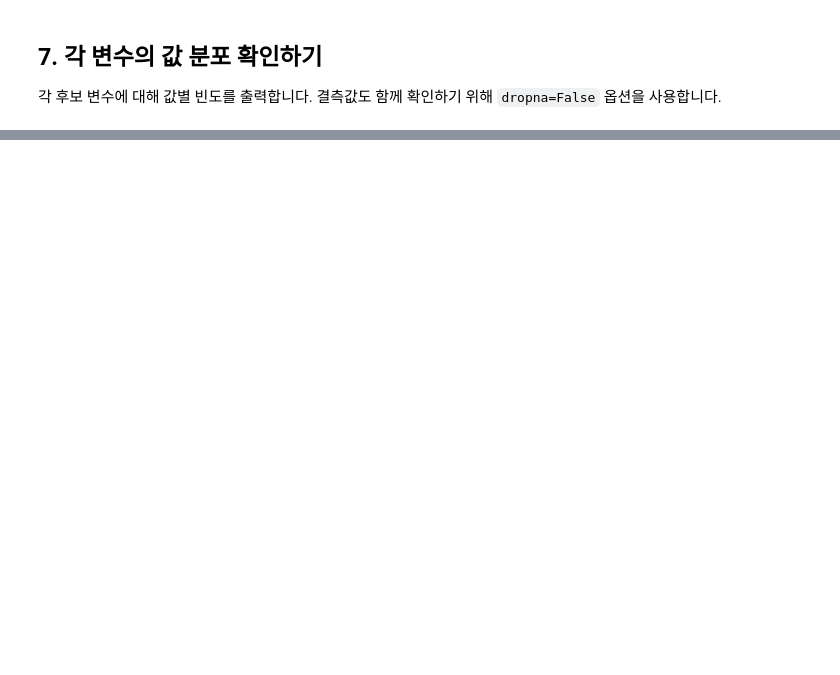
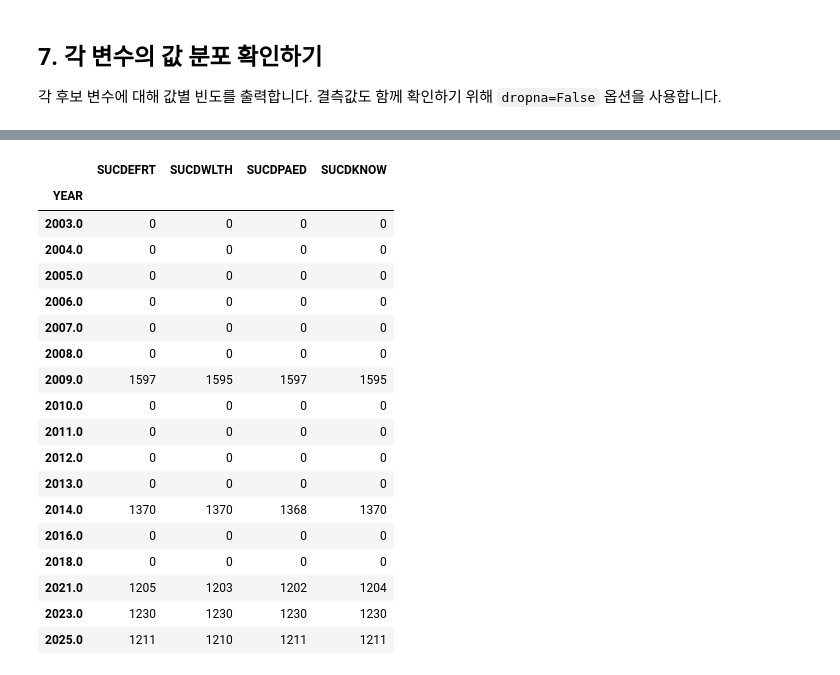
Before and after one commit to hjh6709/kossda-success-perception-2026, a Jupyter notebook: notebooks/01_kgss_variable_check.ipynb, the cells around one changed output, grey strips where cells are left out. Cells and saved outputs as stored; diff of their text form; code cells hidden in the pictures; blank space fills up the shorter version.

Commit message:
Add KGSS variable check notebook and summary tables

```diff
--- a/notebooks/01_kgss_variable_check.ipynb
+++ b/notebooks/01_kgss_variable_check.ipynb
@@ -140,0 +227,80 @@ else:
+# %%
+output_table_dir = Path("../outputs/tables")
+output_table_dir.mkdir(parents=True, exist_ok=True)
+
+variable_check.to_csv(
+    output_table_dir / "01_variable_check.csv",
+    index=False,
+)
+
+if "yearly_success_counts" in globals():
+    yearly_success_counts.to_csv(
+        output_table_dir / "01_yearly_success_counts_raw_count.csv",
+        index=True,
+    )
+else:
+    print("yearly_success_counts was not created, so it was not saved.")
+
+if "yearly_child_success_counts" in globals():
+    yearly_child_success_counts.to_csv(
+        output_table_dir / "01_yearly_child_success_counts_raw_count.csv",
+        index=True,
+    )
+else:
+    print("yearly_child_success_counts was not created, so it was not saved.")
+
+if "YEAR" not in df.columns:
+    print("YEAR variable does not exist, so valid response counts were not saved.")
+else:
+    available_success_variables = [
+        variable for variable in success_variables if variable in df.columns
+    ]
+
+    if not available_success_variables:
+        print("No success perception variables exist, so valid response counts were not saved.")
+    else:
+        yearly_success_counts_valid_1_5 = (
+            df[available_success_variables]
+            .isin([1, 2, 3, 4, 5])
+            .assign(YEAR=df["YEAR"])
+            .groupby("YEAR")[available_success_variables]
+            .sum()
+            .astype(int)
+            .sort_index()
+        )
+        yearly_success_counts_valid_1_5.to_csv(
+            output_table_dir / "01_yearly_success_counts_valid_1_5.csv",
+            index=True,
+        )
+        display(yearly_success_counts_valid_1_5)
+
+kidsol06_labels = meta.variable_value_labels.get("KIDSOL06", {})
+
+print("KIDSOL06 value labels")
+if kidsol06_labels:
+    for value, label in kidsol06_labels.items():
+        print(f"{value}: {label}")
+else:
+    print("No value labels found for KIDSOL06 in pyreadstat metadata.")
+
+print(f"Aggregated summary tables saved to: {output_table_dir}")
+# %% [output]
+|  | SUCDEFRT | SUCDWLTH | SUCDPAED | SUCDKNOW |
+| YEAR |  |  |  |  |
+| 2003.0 | 0 | 0 | 0 | 0 |
+| 2004.0 | 0 | 0 | 0 | 0 |
+| 2005.0 | 0 | 0 | 0 | 0 |
+| 2006.0 | 0 | 0 | 0 | 0 |
+| 2007.0 | 0 | 0 | 0 | 0 |
+| 2008.0 | 0 | 0 | 0 | 0 |
+| 2009.0 | 1597 | 1595 | 1597 | 1595 |
+| 2010.0 | 0 | 0 | 0 | 0 |
+| 2011.0 | 0 | 0 | 0 | 0 |
+| 2012.0 | 0 | 0 | 0 | 0 |
+| 2013.0 | 0 | 0 | 0 | 0 |
+| 2014.0 | 1370 | 1370 | 1368 | 1370 |
+| 2016.0 | 0 | 0 | 0 | 0 |
+| 2018.0 | 0 | 0 | 0 | 0 |
+| 2021.0 | 1205 | 1203 | 1202 | 1204 |
+| 2023.0 | 1230 | 1230 | 1230 | 1230 |
+| 2025.0 | 1211 | 1210 | 1211 | 1211 |
```
Also changed, not shown: parts of 12 cells of this notebook, 4 other files.
